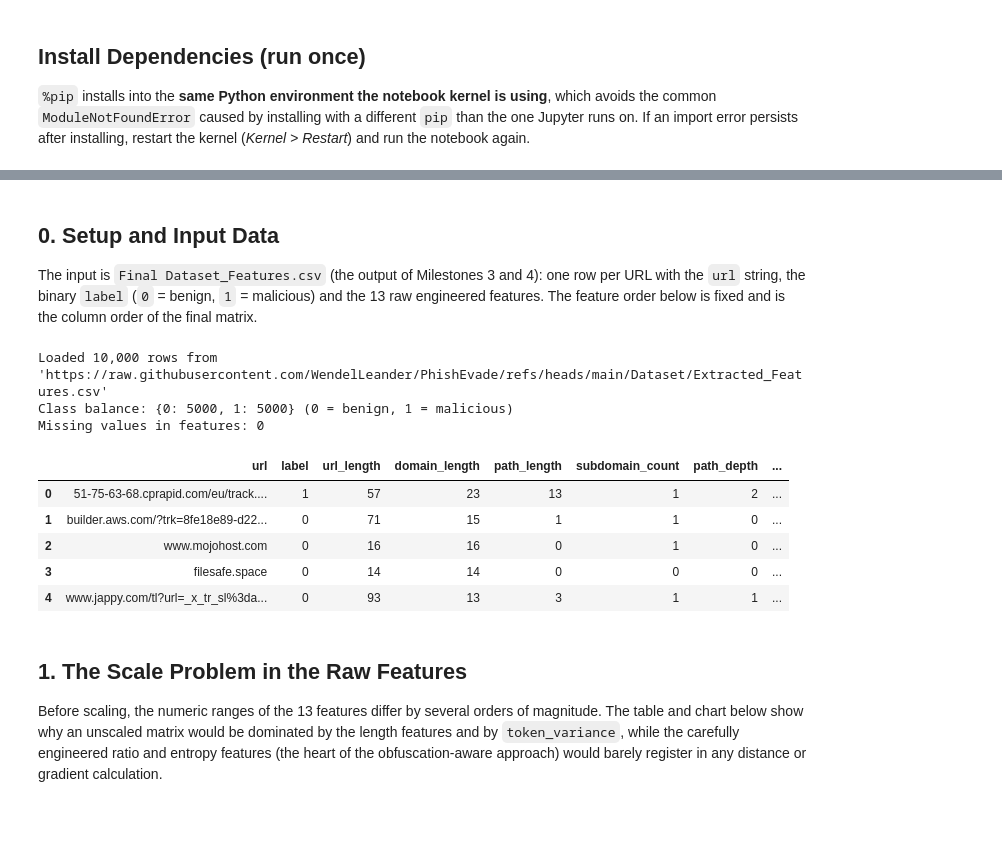
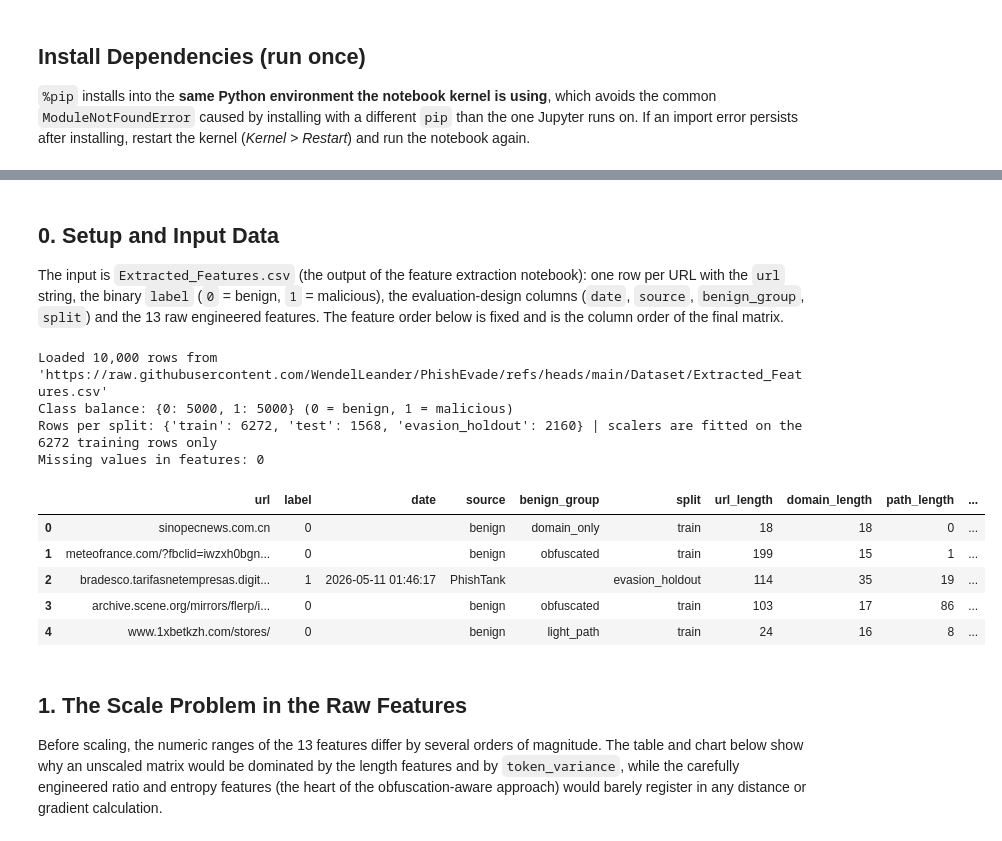
Before and after one commit to WendelLeander/PhishEvade, a Jupyter notebook: Modules/5_feature_scaling_pipeline.ipynb, the cells around one changed output, grey strips where cells are left out. Drawn from its saved outputs; the diff is of its cells as text; code cells hidden in the pictures.

```diff
--- a/Modules/5_feature_scaling_pipeline.ipynb
+++ b/Modules/5_feature_scaling_pipeline.ipynb
@@ -34,7 +32,7 @@ Note: you may need to restart the kernel to use updated packages.
 # %% [markdown]
 ## 0. Setup and Input Data
 
-The input is `Final Dataset_Features.csv` (the output of Milestones 3 and 4): one row per URL with the `url` string, the binary `label` (`0` = benign, `1` = malicious) and the 13 raw engineered features. The feature order below is fixed and is the column order of the final matrix.
+The input is `Extracted_Features.csv` (the output of the feature extraction notebook): one row per URL with the `url` string, the binary `label` (`0` = benign, `1` = malicious), the evaluation-design columns (`date`, `source`, `benign_group`, `split`) and the 13 raw engineered features. The feature order below is fixed and is the column order of the final matrix.
 # %%
 import numpy as np
 import pandas as pd
@@ -45,9 +43,8 @@ pd.set_option("display.max_columns", None)
 pd.set_option("display.width", 220)
 pd.set_option("display.max_colwidth", 70)
 
-# DATA_PATH = "../Dataset/Extracted_Features.csv"  # Local path
 DATA_PATH = 'https://raw.githubusercontent.com/WendelLeander/PhishEvade/refs/heads/main/Dataset/Extracted_Features.csv'
-OUTPUT_PATH = "../Dataset/Final_Dataset.csv"
+OUTPUT_PATH = "Final_Dataset.csv"
 RANDOM_SEED = 42
 
 FEATURE_ORDER = [
@@ -57,29 +54,36 @@ FEATURE_ORDER = [
     "redirect_key_flag", "nested_url_flag", "query_encoding_ratio",                 # Level 2: query analysis
 ]
 LEVEL1 = FEATURE_ORDER[:3]
+SPLITS = ["train", "test", "evasion_holdout"]
 # %%
-raw = pd.read_csv(DATA_PATH)
+raw = pd.read_csv(DATA_PATH, keep_default_na=False, na_values={"label": [""]})
 
-missing = [c for c in ["label"] + FEATURE_ORDER if c not in raw.columns]
-assert not missing, f"missing columns in {DATA_PATH}: {missing}"
+missing = [c for c in ["label", "split"] + FEATURE_ORDER if c not in raw.columns]
+assert not missing, (f"missing columns in {DATA_PATH}: {missing}. Run the updated feature extraction notebook first "
+                     "(and push Extracted_Features.csv if DATA_PATH points to GitHub).")
+assert set(raw["split"]) == set(SPLITS), f"unexpected split values: {sorted(set(raw['split']))}"
+
+train_mask = (raw["split"] == "train").to_numpy()          # the ONLY rows the scalers may learn from
 
 features_raw = raw[FEATURE_ORDER].copy()          # untouched raw features (kept for before/after comparison)
 labels = raw["label"].astype(int)
 
 print(f"Loaded {len(raw):,} rows from '{DATA_PATH}'")
 print("Class balance:", labels.value_counts().sort_index().to_dict(), "(0 = benign, 1 = malicious)")
+print("Rows per split:", raw["split"].value_counts().loc[SPLITS].to_dict(), "| scalers are fitted on the", int(train_mask.sum()), "training rows only")
 print("Missing values in features:", int(features_raw.isna().sum().sum()))
 raw.head()
 # %% [output]
 Loaded 10,000 rows from 'https://raw.githubusercontent.com/WendelLeander/PhishEvade/refs/heads/main/Dataset/Extracted_Features.csv'
 Class balance: {0: 5000, 1: 5000} (0 = benign, 1 = malicious)
+Rows per split: {'train': 6272, 'test': 1568, 'evasion_holdout': 2160} | scalers are fitted on the 6272 training rows only
 Missing values in features: 0
-|  | url | label | url_length | domain_length | path_length | subdomain_count | path_depth | ... |
-| 0 | 51-75-63-68.cprapid.com/eu/track.... | 1 | 57 | 23 | 13 | 1 | 2 | ... |
-| 1 | builder.aws.com/?trk=8fe18e89-d22... | 0 | 71 | 15 | 1 | 1 | 0 | ... |
-| 2 | www.mojohost.com | 0 | 16 | 16 | 0 | 1 | 0 | ... |
-| 3 | filesafe.space | 0 | 14 | 14 | 0 | 0 | 0 | ... |
-| 4 | www.jappy.com/tl?url=_x_tr_sl%3da... | 0 | 93 | 13 | 3 | 1 | 1 | ... |
+|  | url | label | date | source | benign_group | split | url_length | domain_length | path_length | ... |
+| 0 | sinopecnews.com.cn | 0 |  | benign | domain_only | train | 18 | 18 | 0 | ... |
+| 1 | meteofrance.com/?fbclid=iwzxh0bgn... | 0 |  | benign | obfuscated | train | 199 | 15 | 1 | ... |
+| 2 | bradesco.tarifasnetempresas.digit... | 1 | 2026-05-11 01:46:17 | PhishTank |  | evasion_holdout | 114 | 35 | 19 | ... |
+| 3 | archive.scene.org/mirrors/flerp/i... | 0 |  | benign | obfuscated | train | 103 | 17 | 86 | ... |
+| 4 | www.1xbetkzh.com/stores/ | 0 |  | benign | light_path | train | 24 | 16 | 8 | ... |
 # %% [markdown]
 ## 1. The Scale Problem in the Raw Features
 
```
Also changed, not shown: parts of 17 cells of this notebook.
